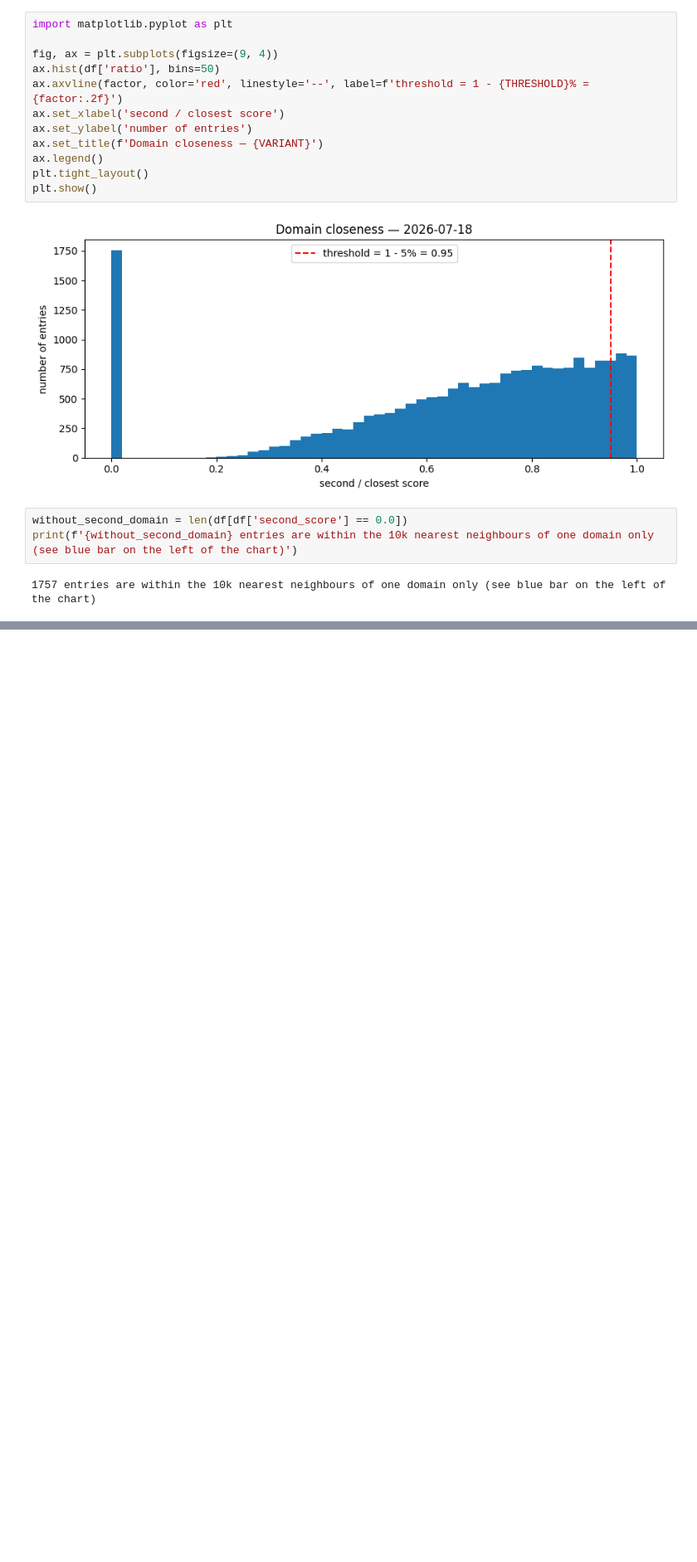
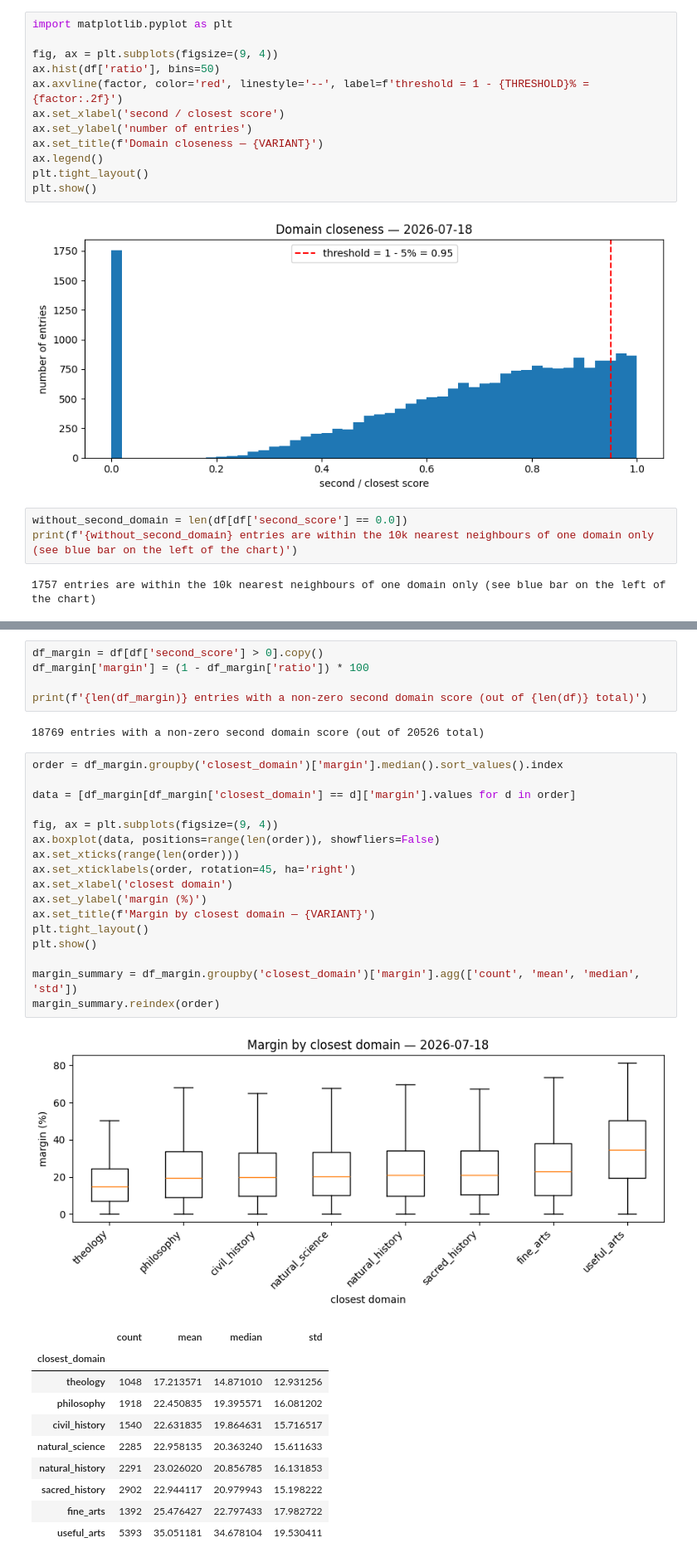
Before and after one commit to kingsdigitallab/eb-pre, a Jupyter notebook: notebooks/domain_closeness.ipynb, the cells around one changed output, grey strips where cells are left out. Shown at 83% size. Saved outputs shown, nothing was run; the diff lists cells and outputs as text; blank space fills up the shorter version.

Commit message:
feat(notebooks): complete domain closeness margin, size, and closest-score analysis [opencode:glm-5.2]

```diff
--- a/notebooks/domain_closeness.ipynb
+++ b/notebooks/domain_closeness.ipynb
@@ -210 +211,37 @@ Classification **margin** of an entry is defined as the oposite of the ratio abo
+# %%
+df_margin = df[df['second_score'] > 0].copy()
+df_margin['margin'] = (1 - df_margin['ratio']) * 100
+
+print(f'{len(df_margin)} entries with a non-zero second domain score (out of {len(df)} total)')
+# %% [output]
+18769 entries with a non-zero second domain score (out of 20526 total)
+# %%
+order = df_margin.groupby('closest_domain')['margin'].median().sort_values().index
+
+data = [df_margin[df_margin['closest_domain'] == d]['margin'].values for d in order]
+
+fig, ax = plt.subplots(figsize=(9, 4))
+ax.boxplot(data, positions=range(len(order)), showfliers=False)
+ax.set_xticks(range(len(order)))
+ax.set_xticklabels(order, rotation=45, ha='right')
+ax.set_xlabel('closest domain')
+ax.set_ylabel('margin (%)')
+ax.set_title(f'Margin by closest domain — {VARIANT}')
+plt.tight_layout()
+plt.show()
+
+margin_summary = df_margin.groupby('closest_domain')['margin'].agg(['count', 'mean', 'median', 'std'])
+margin_summary.reindex(order)
+# %% [output]
+[figure, added]
+|  | count | mean | median | std |
+| closest_domain |  |  |  |  |
+| theology | 1048 | 17.213571 | 14.871010 | 12.931256 |
+| philosophy | 1918 | 22.450835 | 19.395571 | 16.081202 |
+| civil_history | 1540 | 22.631835 | 19.864631 | 15.716517 |
+| natural_science | 2285 | 22.958135 | 20.363240 | 15.611633 |
+| natural_history | 2291 | 23.026020 | 20.856785 | 16.131853 |
+| sacred_history | 2902 | 22.944117 | 20.979943 | 15.198222 |
+| fine_arts | 1392 | 25.476427 | 22.797433 | 17.982722 |
+| useful_arts | 5393 | 35.051181 | 34.678104 | 19.530411 |
 # %% [markdown]
```
Also changed, not shown: parts of 5 cells of this notebook.
